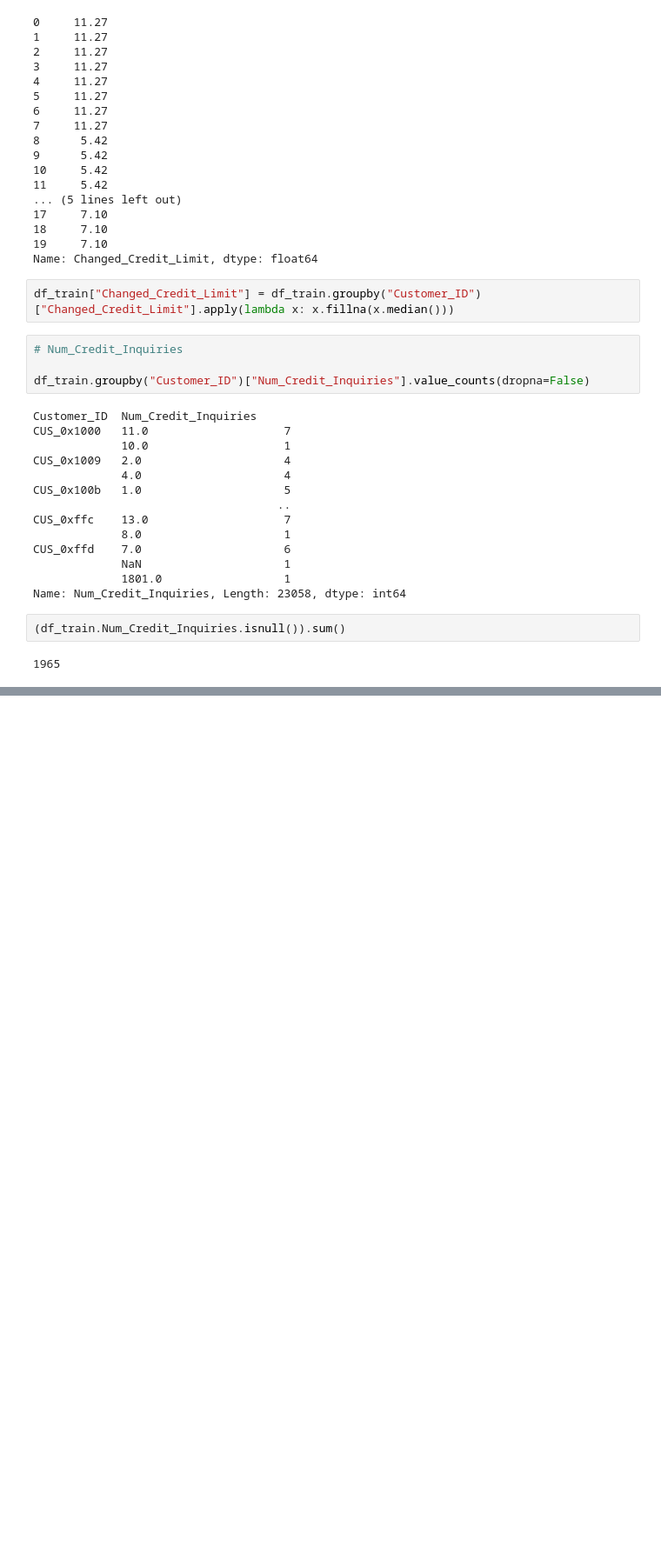
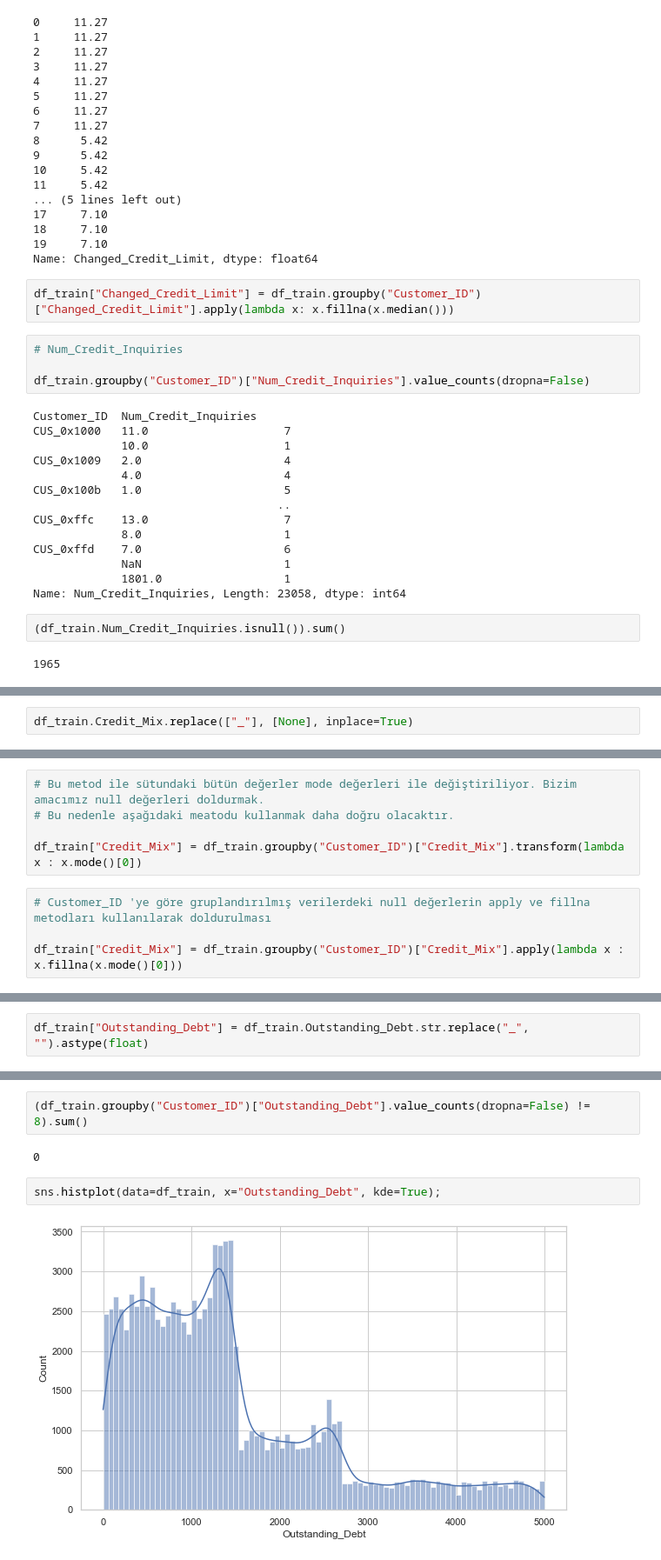
Before and after one commit to ilknurozcelik/DA_Assignments_and_Projects, a Jupyter notebook: 02-Projects/GROUP_11_PROJECTS/Credit_Score_Project/Credit_Score_Project_new.ipynb, the cells around one changed output, grey strips where cells are left out. Shown at 87% size. Saved outputs shown, nothing was run; the diff lists cells and outputs as text; blank space fills up the shorter version.

Commit message:
Credit_Score_Project file was updated.

```diff
--- a/02-Projects/GROUP_11_PROJECTS/Credit_Score_Project/Credit_Score_Project_new.ipynb
+++ b/02-Projects/GROUP_11_PROJECTS/Credit_Score_Project/Credit_Score_Project_new.ipynb
@@ -823,0 +1040,2 @@ Name: Num_Credit_Inquiries, Length: 23058, dtype: int64
+# %%
+df_train.Credit_Mix.replace(["_"], [None], inplace=True)
@@ -823,0 +1050,9 @@ Name: Num_Credit_Inquiries, Length: 23058, dtype: int64
+# %%
+# Bu metod ile sütundaki bütün değerler mode değerleri ile değiştiriliyor. Bizim amacımız null değerleri doldurmak.
+# Bu nedenle aşağıdaki meatodu kullanmak daha doğru olacaktır.
+
+df_train["Credit_Mix"] = df_train.groupby("Customer_ID")["Credit_Mix"].transform(lambda x : x.mode()[0])
+# %%
+# Customer_ID 'ye göre gruplandırılmış verilerdeki null değerlerin apply ve fillna metodları kullanılarak doldurulması
+
+df_train["Credit_Mix"] = df_train.groupby("Customer_ID")["Credit_Mix"].apply(lambda x : x.fillna(x.mode()[0]))
@@ -823,0 +1119,2 @@ Name: Num_Credit_Inquiries, Length: 23058, dtype: int64
+# %%
+df_train["Outstanding_Debt"] = df_train.Outstanding_Debt.str.replace("_", "").astype(float)
@@ -823,0 +1152,8 @@ Name: Num_Credit_Inquiries, Length: 23058, dtype: int64
+# %%
+(df_train.groupby("Customer_ID")["Outstanding_Debt"].value_counts(dropna=False) != 8).sum()
+# %% [output]
+0
+# %%
+sns.histplot(data=df_train, x="Outstanding_Debt", kde=True);
+# %% [output]
+[figure, added]
```
Also changed, not shown: parts of 83 cells of this notebook.
